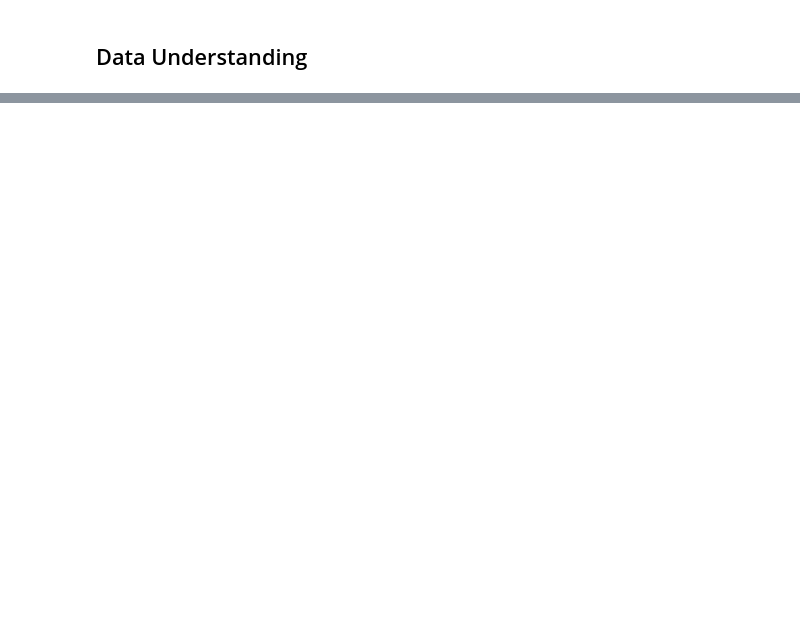
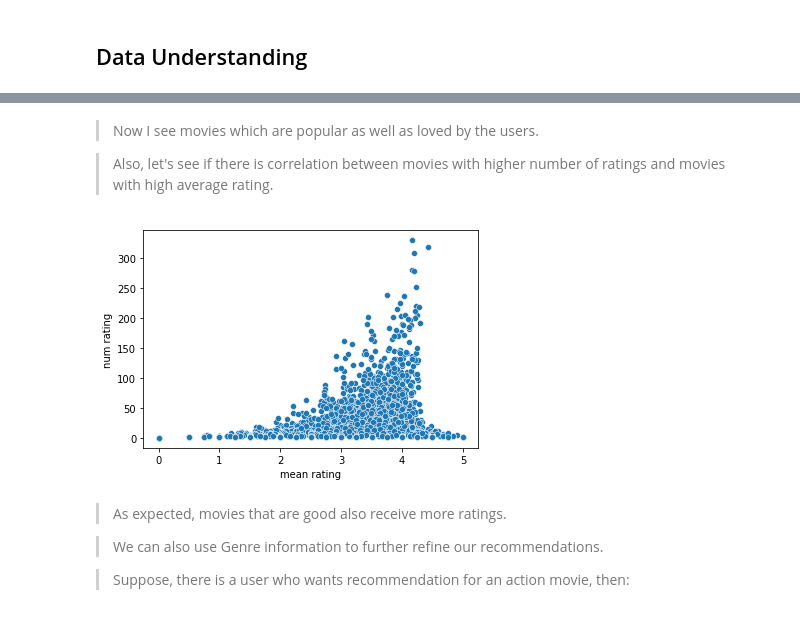
Before and after one commit to gt1719/MovieLens_Data_Analysis, a Jupyter notebook: MovieLens_Data_Analysis.ipynb, the cells around one changed output, grey strips where cells are left out. Drawn from its saved outputs; the diff is of its cells as text; code cells hidden in the pictures; blank space fills up the shorter version.

```diff
--- a/MovieLens_Data_Analysis.ipynb
+++ b/MovieLens_Data_Analysis.ipynb
@@ -150,0 +382,7 @@ dtype: int64
+# %%
+movies_df['genres'] = movies_df['genres'].replace('(no genres listed)', np.nan)
+print('Number of missing values in genres column:',movies_df['genres'].isna().sum())
+
+# dropping rows with missing genres
+movies_df = movies_df.dropna(subset=['genres'],how='any')
+movies_df = movies_df.reset_index(drop=True)
@@ -150,0 +393,19 @@ dtype: int64
+# %%
+# Serepate the Genres Column and Encoding them with One-Hot Encoding
+genres = []
+for i in range(len(movies_df.genres)):
+    for x in movies_df.genres[i].split('|'):
+        if x not in genres:
+            genres.append(x)
+
+len(genres)
+for x in genres:
+    movies_df[x] = 0
+for i in range(len(movies_df.genres)):
+    for x in movies_df.genres[i].split('|'):
+        movies_df[x][i]=1
+
+#dropping the genres column as it's a no longer required
+movies_df.drop(columns='genres', inplace=True)
+movies_df.sort_index(inplace=True)
+movies_df
@@ -150,0 +461,12 @@ dtype: int64
+# %%
+# movies with no ratings receive 0 as their average rating
+mean_rating = ratings_df.groupby('movieId').rating.mean().rename('mean rating')
+num_rating = ratings_df.groupby('movieId').userId.count().rename('num rating')
+
+movies_df = pd.merge(movies_df, mean_rating, how='left', on='movieId')
+movies_df = pd.merge(movies_df, num_rating, how='left', on='movieId')
+
+movies_df['mean rating'].fillna(0, inplace=True)
+movies_df['num rating'].fillna(0, inplace=True)
+
+movies_df[['title', 'mean rating', 'num rating']]
@@ -150,0 +546,14 @@ dtype: int64
+# %% [markdown]
+> Now I see movies which are popular as well as loved by the users.
+
+> Also, let's see if there is correlation between movies with higher number of ratings and movies with high average rating.
+# %%
+sns.scatterplot(data=movies_df, x='mean rating', y ='num rating');
+# %% [output]
+[figure, added]
+# %% [markdown]
+> As expected, movies that are good also receive more ratings.
+
+> We can also use Genre information to further refine our recommendations.
+
+> Suppose, there is a user who wants recommendation for an action movie, then:
```
Also changed, not shown: parts of 114 cells of this notebook.
